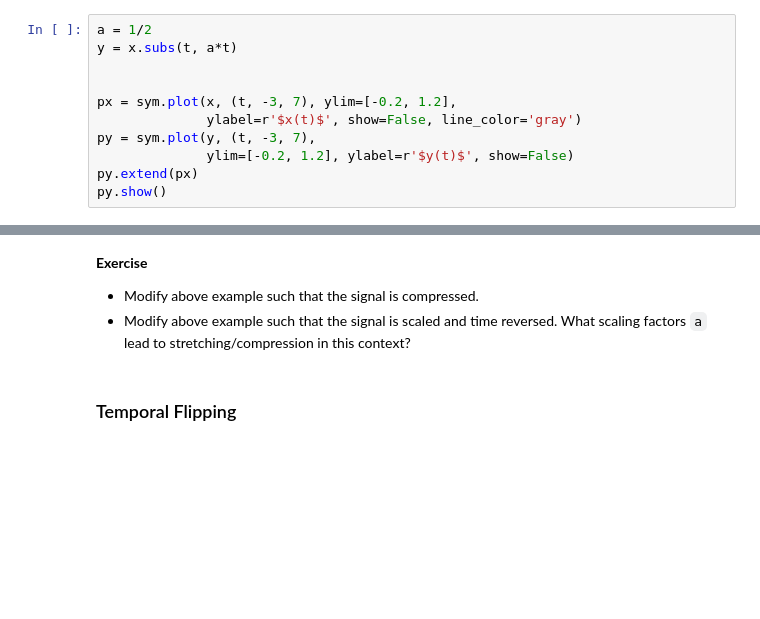
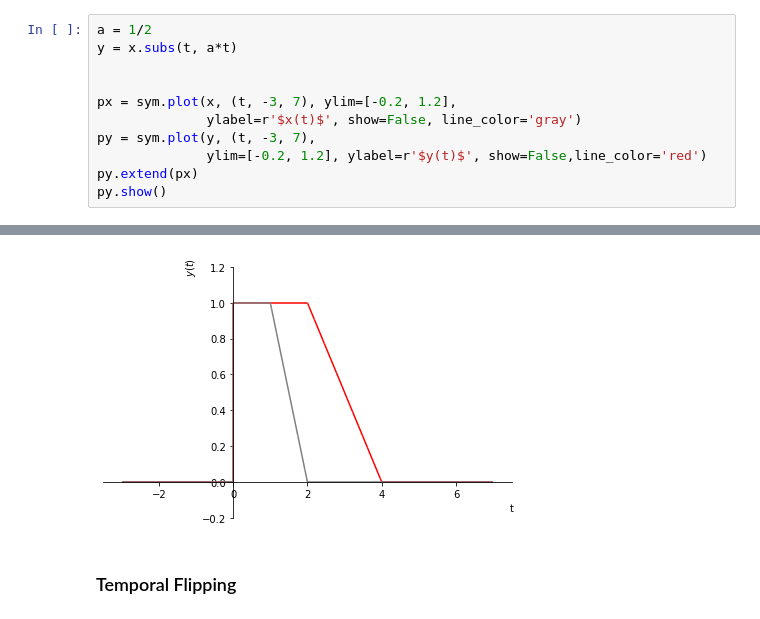
Before and after one commit to luckguy/SS2022, a Jupyter notebook: SS01.ipynb, the cells around one changed output, grey strips where cells are left out. Drawn from its saved outputs; the diff is of its cells as text; blank space fills up the shorter version.

```diff
--- a/SS01.ipynb
+++ b/SS01.ipynb
@@ -106,7 +72,7 @@ y = x.subs(t, a*t)
 px = sym.plot(x, (t, -3, 7), ylim=[-0.2, 1.2],
               ylabel=r'$x(t)$', show=False, line_color='gray')
 py = sym.plot(y, (t, -3, 7),
-              ylim=[-0.2, 1.2], ylabel=r'$y(t)$', show=False)
+              ylim=[-0.2, 1.2], ylabel=r'$y(t)$', show=False,line_color='red')
 py.extend(px)
 py.show()
 # %% [output]
@@ -114,8 +79,4 @@ py.show()
+[figure, added]
-# %% [markdown]
-**Exercise**
-
-* Modify above example such that the signal is compressed.
-* Modify above example such that the signal is scaled and time reversed. What scaling factors `a` lead to  stretching/compression in this context?
 # %% [markdown]
 ### Temporal Flipping
 # %% [markdown]
```
Also changed, not shown: parts of 18 cells of this notebook.
